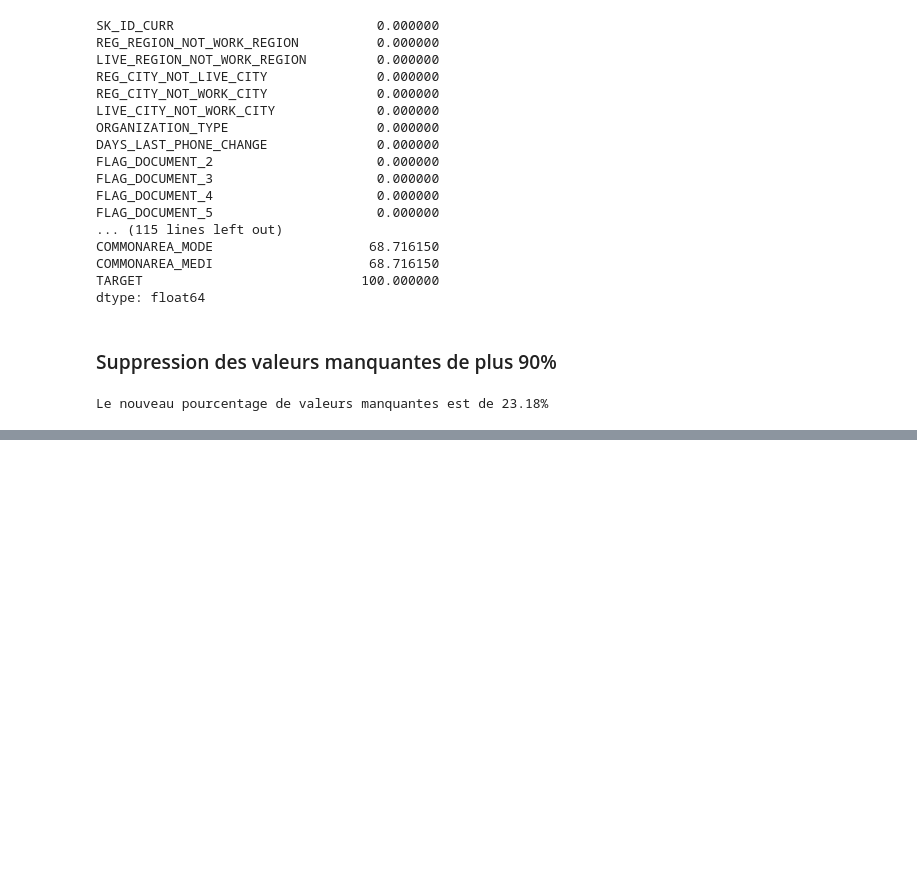
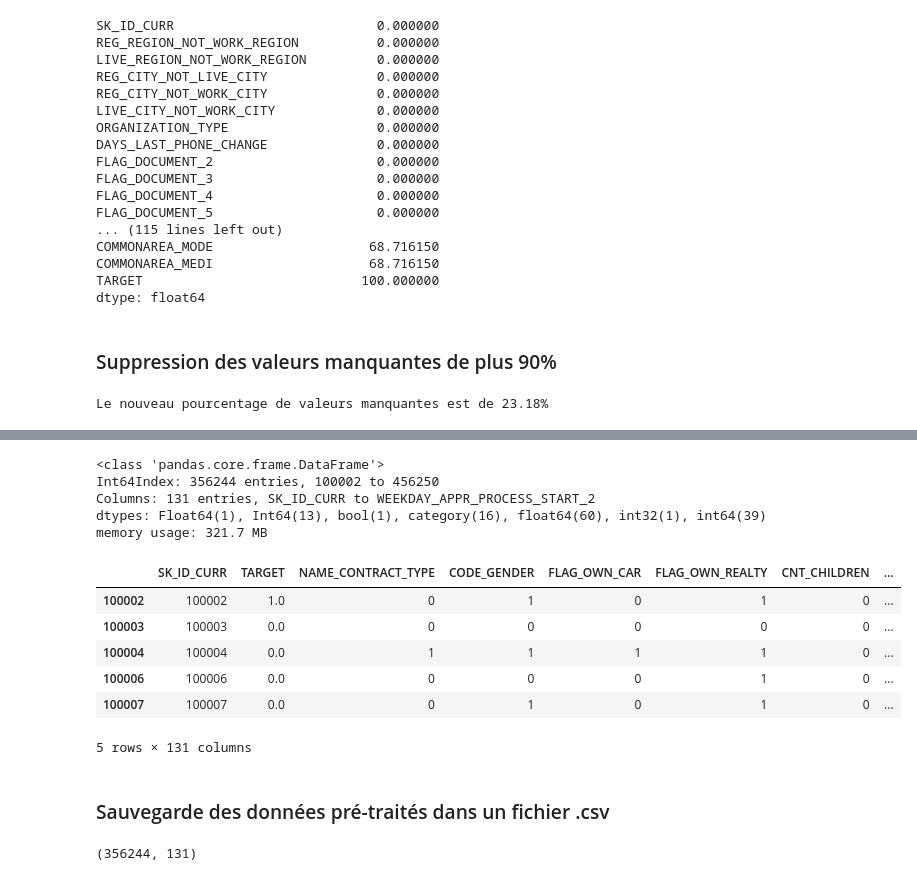
Before and after one commit to OmitsuSama/Pret_a_depenser_p7, a Jupyter notebook: Projet_7_notebook.ipynb, the cells around one changed output, grey strips where cells are left out. Cells and saved outputs as stored; diff of their text form; code cells hidden in the pictures; blank space fills up the shorter version.

```diff
--- a/Projet_7_notebook.ipynb
+++ b/Projet_7_notebook.ipynb
@@ -1113,0 +1235,28 @@ Le nouveau pourcentage de valeurs manquantes est de 23.18%
+# %%
+app.info()
+# %% [output]
+<class 'pandas.core.frame.DataFrame'>
+Int64Index: 356244 entries, 100002 to 456250
+Columns: 131 entries, SK_ID_CURR to WEEKDAY_APPR_PROCESS_START_2
+dtypes: Float64(1), Int64(13), bool(1), category(16), float64(60), int32(1), int64(39)
+memory usage: 321.7 MB
+# %%
+cols = ['CODE_GENDER', 'FLAG_OWN_CAR', 'FLAG_OWN_REALTY', 'NAME_TYPE_SUITE', 'NAME_INCOME_TYPE', 'NAME_EDUCATION_TYPE', 'NAME_FAMILY_STATUS', 'NAME_HOUSING_TYPE', 'OCCUPATION_TYPE', 'ORGANIZATION_TYPE', 'FONDKAPREMONT_MODE', 'HOUSETYPE_MODE', 'WALLSMATERIAL_MODE', 'EMERGENCYSTATE_MODE',]
+#
+# Encode labels of multiple columns at once
+#
+app[cols] = app[cols].apply(LabelEncoder().fit_transform)
+#
+# Print head
+#
+app.head()
+# %% [output]
+|  | SK_ID_CURR | TARGET | NAME_CONTRACT_TYPE | CODE_GENDER | FLAG_OWN_CAR | FLAG_OWN_REALTY | CNT_CHILDREN | ... |
+| 100002 | 100002 | 1.0 | 0 | 1 | 0 | 1 | 0 | ... |
+| 100003 | 100003 | 0.0 | 0 | 0 | 0 | 0 | 0 | ... |
+| 100004 | 100004 | 0.0 | 1 | 1 | 1 | 1 | 0 | ... |
+| 100006 | 100006 | 0.0 | 0 | 0 | 0 | 1 | 0 | ... |
+| 100007 | 100007 | 0.0 | 0 | 1 | 0 | 1 | 0 | ... |
+5 rows × 131 columns
+# %% [markdown]
+### Sauvegarde des données pré-traités dans un fichier .csv
@@ -1113,0 +1272,4 @@ Le nouveau pourcentage de valeurs manquantes est de 23.18%
+# %%
+app.shape
+# %% [output]
+(356244, 131)
```
Also changed, not shown: parts of 17 cells of this notebook.
